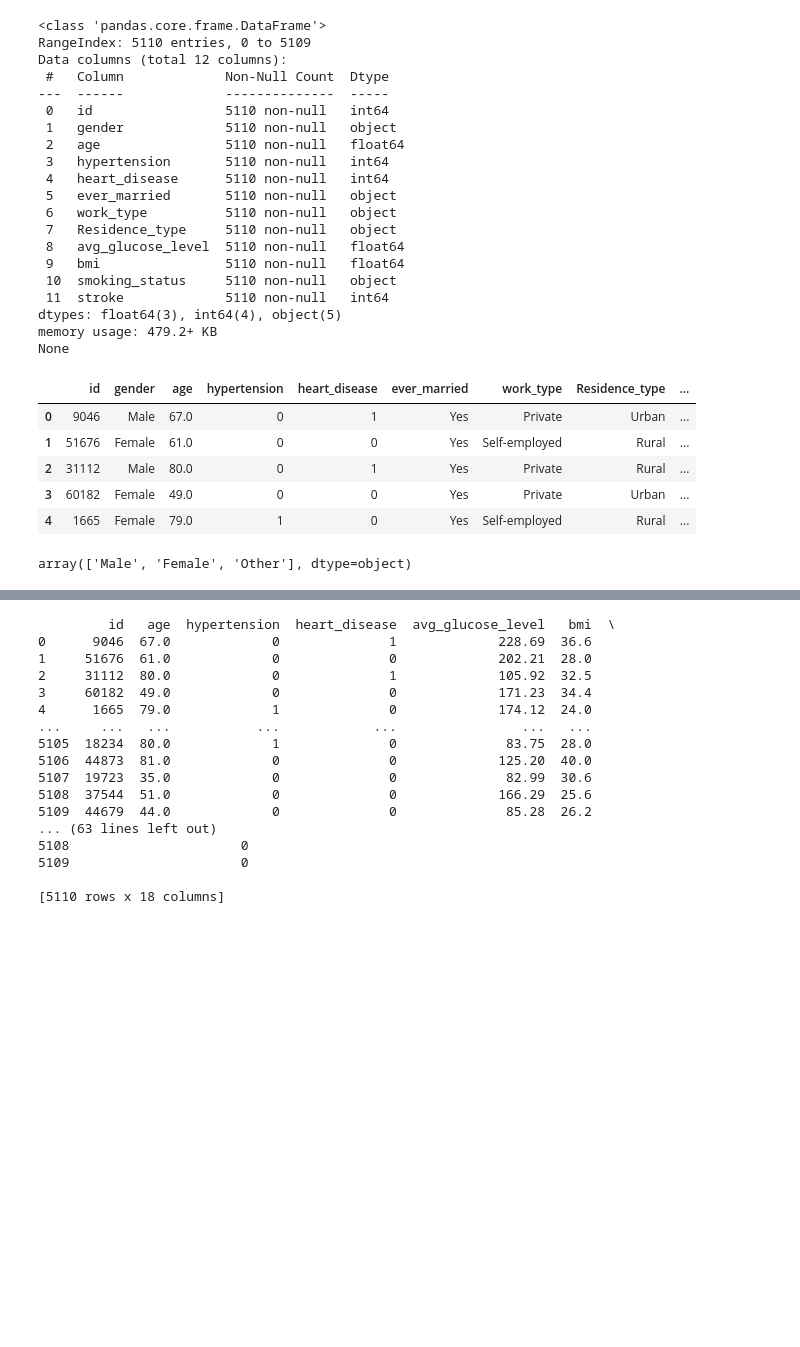
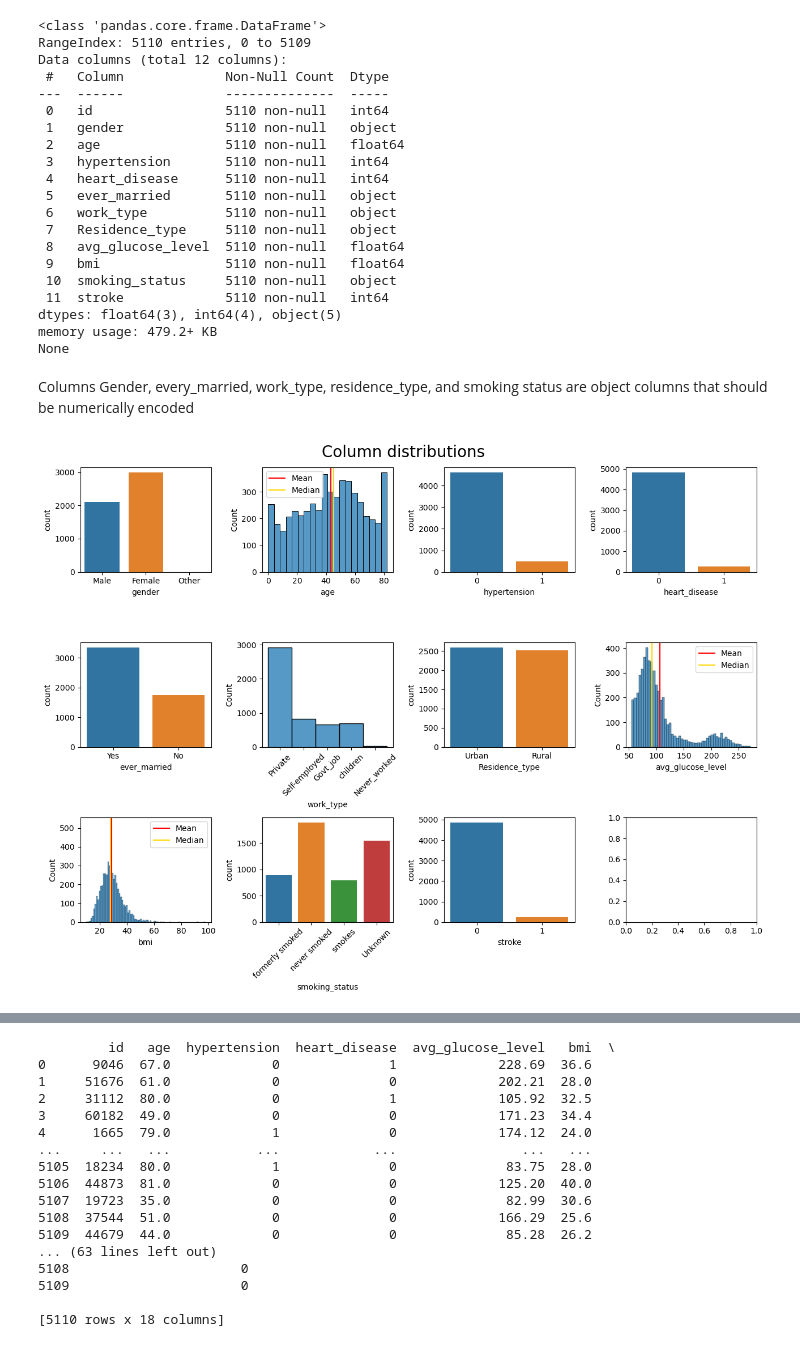
Before and after one commit to ntran119/data_projects, a Jupyter notebook: 2023_Predicting_Stroke.ipynb, the cells around one changed output, grey strips where cells are left out. Saved outputs shown, nothing was run; the diff lists cells and outputs as text; code cells hidden in the pictures; blank space fills up the shorter version.

```diff
--- a/2023_Predicting_Stroke.ipynb
+++ b/2023_Predicting_Stroke.ipynb
@@ -207,16 +212,67 @@ Data columns (total 12 columns):
 dtypes: float64(3), int64(4), object(5)
 memory usage: 479.2+ KB
 None
-# %%
-df.head()
-# %% [output]
-|  | id | gender | age | hypertension | heart_disease | ever_married | work_type | Residence_type | ... |
-| 0 | 9046 | Male | 67.0 | 0 | 1 | Yes | Private | Urban | ... |
-| 1 | 51676 | Female | 61.0 | 0 | 0 | Yes | Self-employed | Rural | ... |
-| 2 | 31112 | Male | 80.0 | 0 | 1 | Yes | Private | Rural | ... |
-| 3 | 60182 | Female | 49.0 | 0 | 0 | Yes | Private | Urban | ... |
-| 4 | 1665 | Female | 79.0 | 1 | 0 | Yes | Self-employed | Rural | ... |
-# %%
-df['gender'].unique()
-# %% [output]
-array(['Male', 'Female', 'Other'], dtype=object)
+# %% [markdown]
+Columns Gender, every_married, work_type, residence_type, and smoking status are object columns that should be numerically encoded
+# %%
+plt.subplots(3,4, figsize = (13,10))
+plt.suptitle('Column distributions', size =20)
+
+plt.subplot(3,4,1)
+sns.countplot(x = df['gender'])
+#plt.title('Gender')
+
+plt.subplot(3,4,2)
+sns.histplot(x = df['age'])
+plt.axvline(df['age'].mean(), c='red', label='Mean')
+plt.axvline(df['age'].median(), c='gold', label='Median')
+plt.legend()
+#plt.title('Age')
+
+plt.subplot(3,4,3)
+sns.countplot(x = df['hypertension'])
+#plt.title('Hypertension')
+
+plt.subplot(3,4,4)
+sns.countplot(x = df['heart_disease'])
+#plt.title('Heart Disease')
+
+plt.subplot(3,4,5)
+sns.countplot(x = df['ever_married'])
+#plt.title('Married')
+
+plt.subplot(3,4,6)
+sns.histplot(x = df['work_type'])
+#plt.title('Work Type')
+plt.xticks(rotation=45)
+
+plt.subplot(3,4,7)
+sns.countplot(x = df['Residence_type'])
+# plt.title('Residence')
+
+plt.subplot(3,4,8)
+sns.histplot(x = df['avg_glucose_level'])
+plt.axvline(df['avg_glucose_level'].mean(), c='red', label='Mean')
+plt.axvline(df['avg_glucose_level'].median(), c='gold', label='Median')
+plt.legend()
+# plt.title('Glucose level')
+
+plt.subplot(3,4,9)
+sns.histplot(x = df['bmi'])
+plt.axvline(df['bmi'].mean(), c='red', label='Mean')
+plt.axvline(df['bmi'].median(), c='gold', label='Median')
+plt.legend()
+# plt.title('bmi')
+
+plt.subplot(3,4,10)
+sns.countplot(x = df['smoking_status'])
+# plt.title('Smoker')
+plt.xticks(rotation=45)
+
+plt.subplot(3,4,11)
+sns.countplot(x = df['stroke'])
+# plt.title('stroke')
+
+plt.tight_layout()
+# %% [output]
+[figure, added]
```
Also changed, not shown: parts of 19 cells of this notebook.
